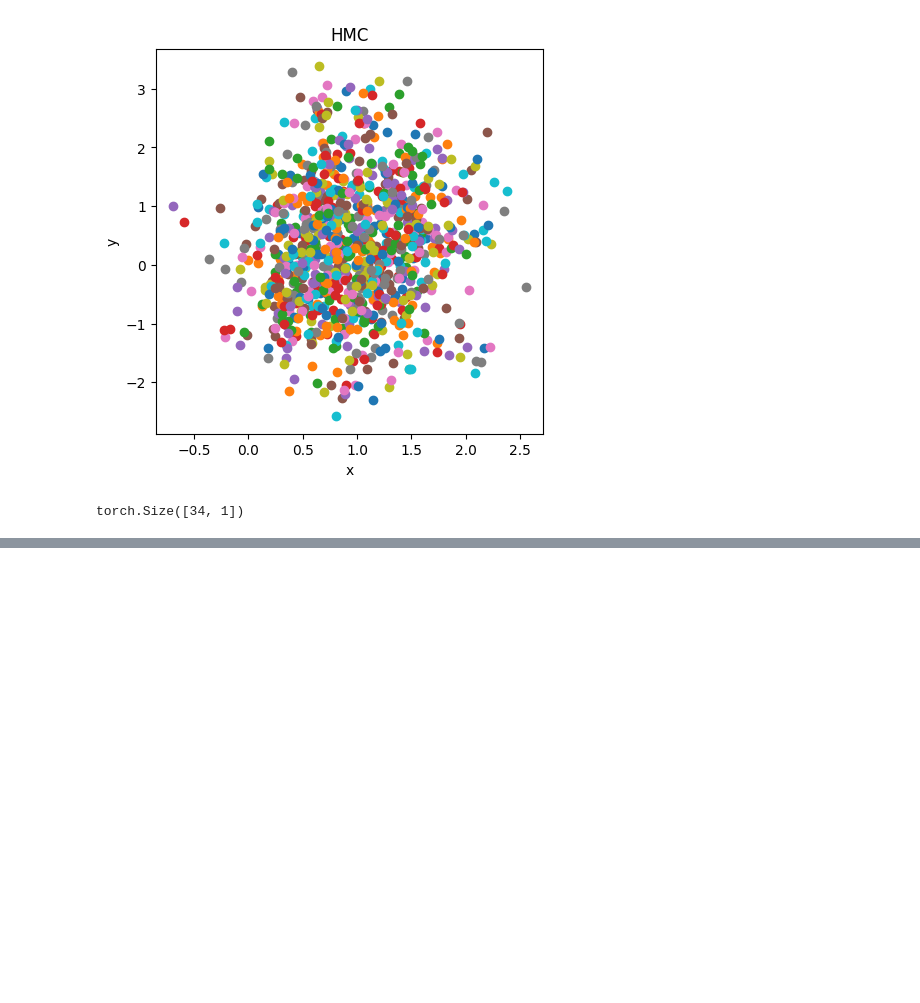
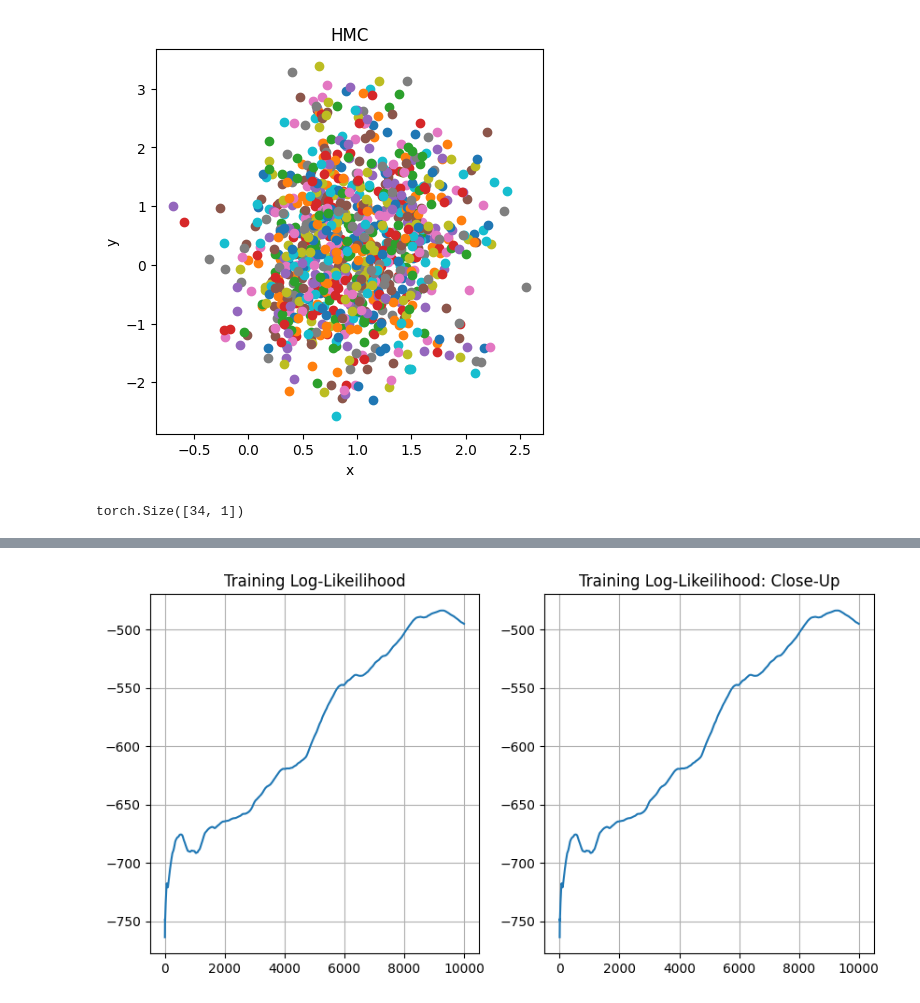
Before and after one commit to JiaxiangYi96/hamiltorch, a Jupyter notebook: hmc_bnn/hmc_basic.ipynb, the cells around one changed output, grey strips where cells are left out. Cells and saved outputs as stored; diff of their text form; code cells hidden in the pictures; blank space fills up the shorter version.

```diff
--- a/hmc_bnn/hmc_basic.ipynb
+++ b/hmc_bnn/hmc_basic.ipynb
@@ -265,0 +319,28 @@ sam.value
+# %%
+# Let's predict over the entire test range [-2,2]
+pred_list, log_probs_f = hamiltorch.predict_model(net, x = test_x.to(device),
+                                                  y = test_y.to(device), samples=params_hmc_gpu,
+                                                  model_loss=model_loss, tau_out=tau_out,
+                                                  tau_list=tau_list)
+# Let's evaluate the performance over the training data
+pred_list_tr, log_probs_split_tr = hamiltorch.predict_model(net, x = sample_x.to(device), y=sample_y.to(device),
+                                                            samples=params_hmc_gpu, model_loss=model_loss,
+                                                            tau_out=tau_out, tau_list=tau_list)
+ll_full = torch.zeros(pred_list_tr.shape[0])
+ll_full[0] = - 0.5 * tau_out * ((pred_list_tr[0].cpu() - sample_y) ** 2).sum(0)
+for i in range(pred_list_tr.shape[0]):
+    ll_full[i] = - 0.5 * tau_out * ((pred_list_tr[:i].mean(0).cpu() - sample_y) ** 2).sum(0)
+# %%
+# plot nll
+f, (ax1, ax2) = plt.subplots(1,2, figsize = (10,5))
+ax1.set_title('Training Log-Likeilihood')
+ax1.plot(ll_full)
+ax1.grid()
+
+ax2.set_title('Training Log-Likeilihood: Close-Up')
+ax2.plot(ll_full)
+# ax2.set_ylim([-120,-80])
+ax2.grid()
+plt.show()
+# %% [output]
+[figure, added]
```
Also changed, not shown: parts of 21 cells of this notebook, 2 other files.
